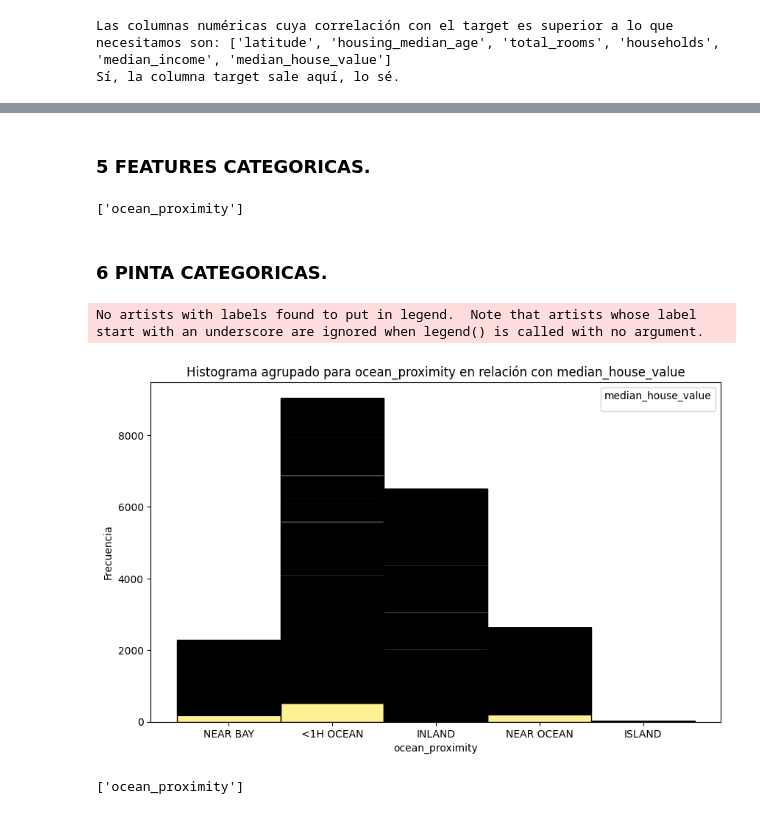
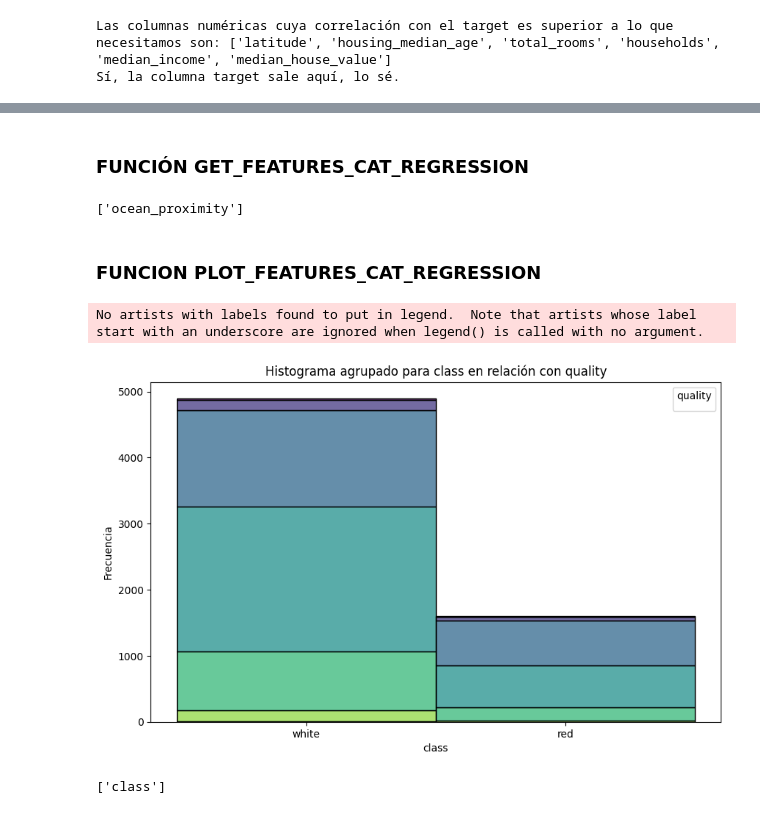
Before and after one commit to MariaRepository/Team-challenge-11, a Jupyter notebook: funcionPepeV2/prueba.ipynb, the cells around one changed output, grey strips where cells are left out. Cells and saved outputs as stored; diff of their text form; code cells hidden in the pictures.

Commit message:
Orden de funciones y pruebas con nuevos df en pepe2

```diff
--- a/funcionPepeV2/prueba.ipynb
+++ b/funcionPepeV2/prueba.ipynb
@@ -17,0 +8,8 @@ df.head(5)
+# %%
+#importamos distintos df para hacer las pruebas
+
+df_casas = pd.read_csv("./dataframe/ejemplo_housing.csv")
+
+df_practica = pd.read_csv("./dataframe/obligatoria_hard.csv", delimiter="|")
+
+df_vinos = pd.read_csv("./dataframe/wines_dataset.csv", delimiter="|")
@@ -62,3 +108,3 @@ Sí, la columna target sale aquí, lo sé.
-# %% [markdown]
-### 5 FEATURES CATEGORICAS.
+# %% [markdown]
+### FUNCIÓN GET_FEATURES_CAT_REGRESSION
 # %%
@@ -66,10 +112,10 @@ get_features_cat_regression(df, 'median_house_value', pvalue=0.05)
 # %% [output]
 ['ocean_proximity']
-# %% [markdown]
-### 6 PINTA CATEGORICAS.
+# %% [markdown]
+### FUNCION PLOT_FEATURES_CAT_REGRESSION
 # %%
-plot_features_cat_regression(df, target_col="median_house_value", columns=[], pvalue=0.05, with_individual_plot=False)
+plot_features_cat_regression(df_vinos, target_col="quality", columns=[], pvalue=0.05, with_individual_plot=False)
 # %% [output]
 No artists with labels found to put in legend.  Note that artists whose label start with an underscore are ignored when legend() is called with no argument.
-[figure, old version]
+[figure, new version]
-['ocean_proximity']
+['class']
```
Also changed, not shown: parts of 20 cells of this notebook, 3 other files.
